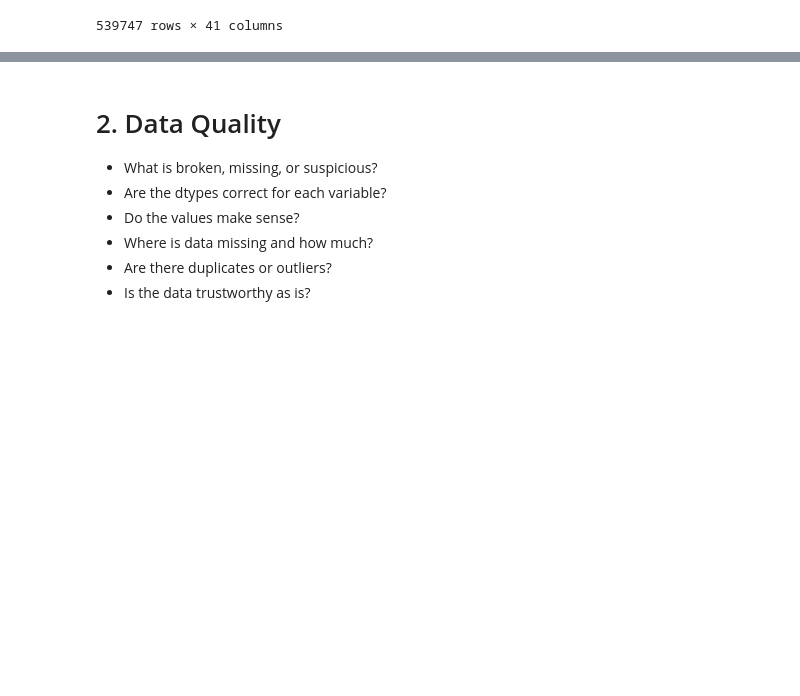
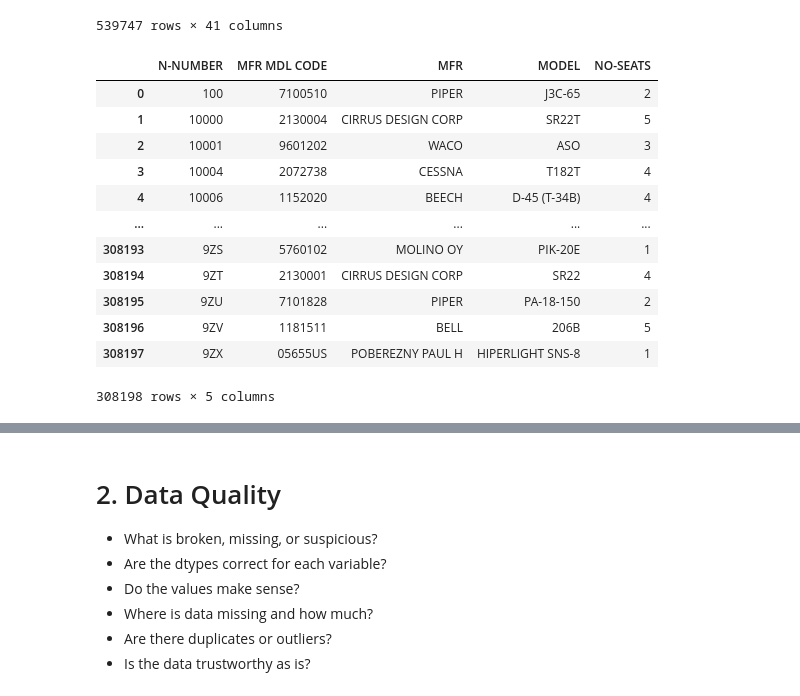
Before and after one commit to oubrando/eda-project, a Jupyter notebook: notebooks/Trace_Recon.ipynb, the cells around one changed output, grey strips where cells are left out. Saved outputs shown, nothing was run; the diff lists cells and outputs as text; code cells hidden in the pictures; blank space fills up the shorter version.

```diff
--- a/notebooks/Trace_Recon.ipynb
+++ b/notebooks/Trace_Recon.ipynb
@@ -147,3 +161,20 @@ df
 | 539745 | 2025-01-31 | YX | N979RP | 4666 | CVG | Cincinnati, OH | Kentucky | LGA | ... |
 | 539746 | 2025-01-31 | YX | N979RP | 4787 | LGA | New York, NY | New York | GSP | ... |
 539747 rows × 41 columns
+# %%
+df_aircraft = pd.read_csv("../data/Raw/Aircraft.csv")
+df_aircraft
+# %% [output]
+|  | N-NUMBER | MFR MDL CODE | MFR | MODEL | NO-SEATS |
+| 0 | 100 | 7100510 | PIPER | J3C-65 | 2 |
+| 1 | 10000 | 2130004 | CIRRUS DESIGN CORP | SR22T | 5 |
+| 2 | 10001 | 9601202 | WACO | ASO | 3 |
+| 3 | 10004 | 2072738 | CESSNA | T182T | 4 |
+| 4 | 10006 | 1152020 | BEECH | D-45 (T-34B) | 4 |
+| ... | ... | ... | ... | ... | ... |
+| 308193 | 9ZS | 5760102 | MOLINO OY | PIK-20E | 1 |
+| 308194 | 9ZT | 2130001 | CIRRUS DESIGN CORP | SR22 | 4 |
+| 308195 | 9ZU | 7101828 | PIPER | PA-18-150 | 2 |
+| 308196 | 9ZV | 1181511 | BELL | 206B | 5 |
+| 308197 | 9ZX | 05655US | POBEREZNY PAUL H | HIPERLIGHT SNS-8 | 1 |
+308198 rows × 5 columns
```
Also changed, not shown: parts of 6 cells of this notebook.
